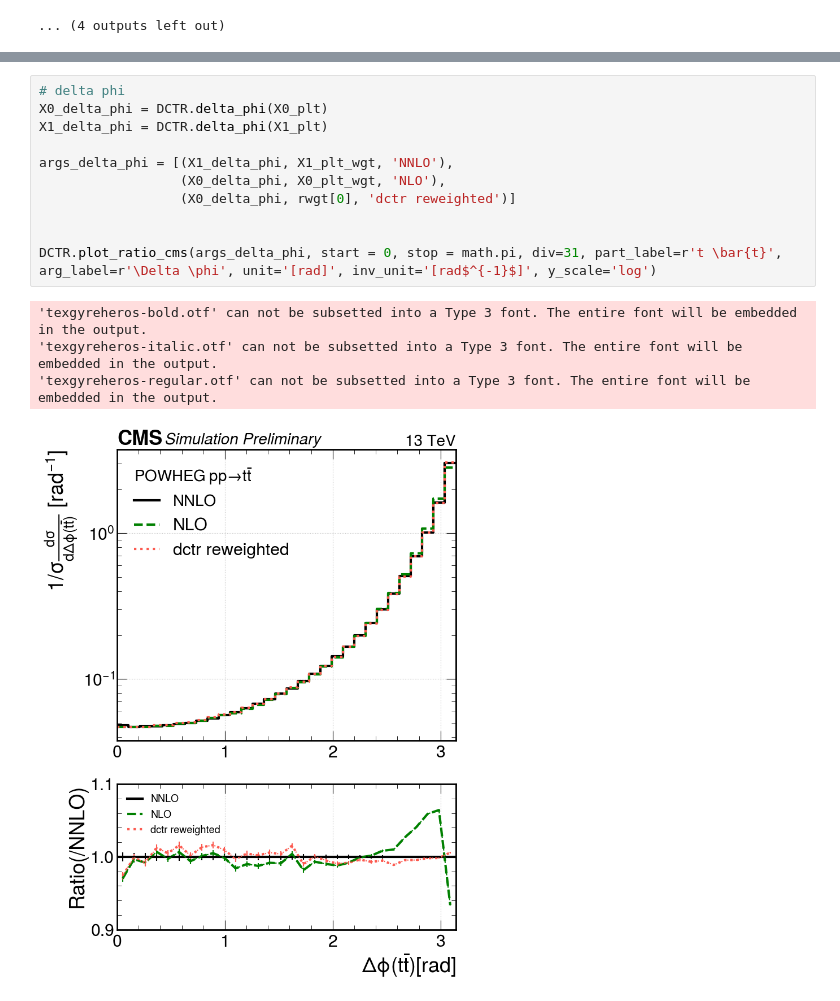
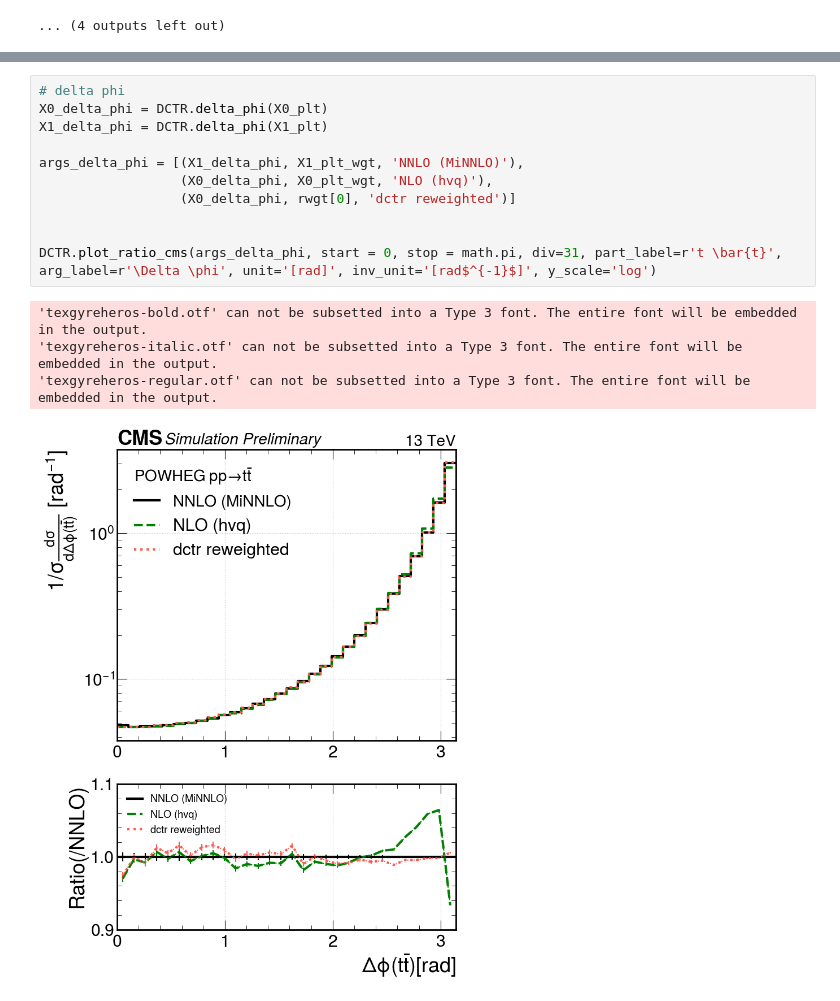
Before and after one commit to finnpuschmann/DCTR_FP, a Jupyter notebook: DCTR_notebook_reweighting_plotting.ipynb, the cells around one changed output, grey strips where cells are left out. Cells and saved outputs as stored; diff of their text form.

Commit message:
updated plotting notebook with latest results
updated plotting notebook with latest results

```diff
--- a/DCTR_notebook_reweighting_plotting.ipynb
+++ b/DCTR_notebook_reweighting_plotting.ipynb
@@ -164,16 +188,16 @@ DCTR.plot_ratio_cms(args, arg_index=0, part_index=0, bins=log_bins, y_scale='log
 # %%
 # delta phi
 X0_delta_phi = DCTR.delta_phi(X0_plt)
 X1_delta_phi = DCTR.delta_phi(X1_plt)
 
-args_delta_phi = [(X1_delta_phi, X1_plt_wgt, 'NNLO'),
-                  (X0_delta_phi, X0_plt_wgt, 'NLO'),
+args_delta_phi = [(X1_delta_phi, X1_plt_wgt, 'NNLO (MiNNLO)'),
+                  (X0_delta_phi, X0_plt_wgt, 'NLO (hvq)'),
                   (X0_delta_phi, rwgt[0], 'dctr reweighted')]
 
 
 DCTR.plot_ratio_cms(args_delta_phi, start = 0, stop = math.pi, div=31, part_label=r't \bar{t}', arg_label=r'\Delta \phi', unit='[rad]', inv_unit='[rad$^{-1}$]', y_scale='log')
 # %% [output]
 'texgyreheros-bold.otf' can not be subsetted into a Type 3 font. The entire font will be embedded in the output.
 'texgyreheros-italic.otf' can not be subsetted into a Type 3 font. The entire font will be embedded in the output.
 'texgyreheros-regular.otf' can not be subsetted into a Type 3 font. The entire font will be embedded in the output.
-[figure, old version]
+[figure, new version]
```
Also changed, not shown: parts of 10 cells of this notebook.
